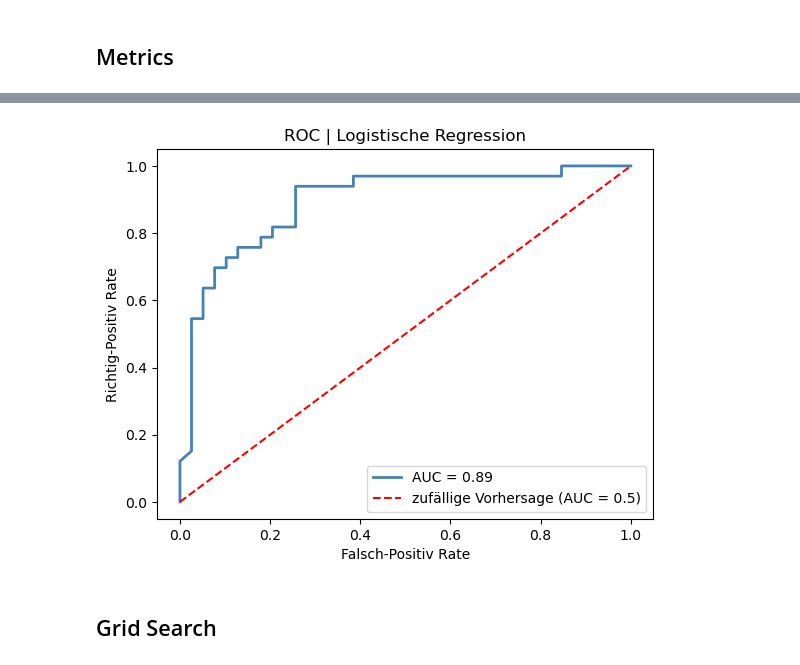
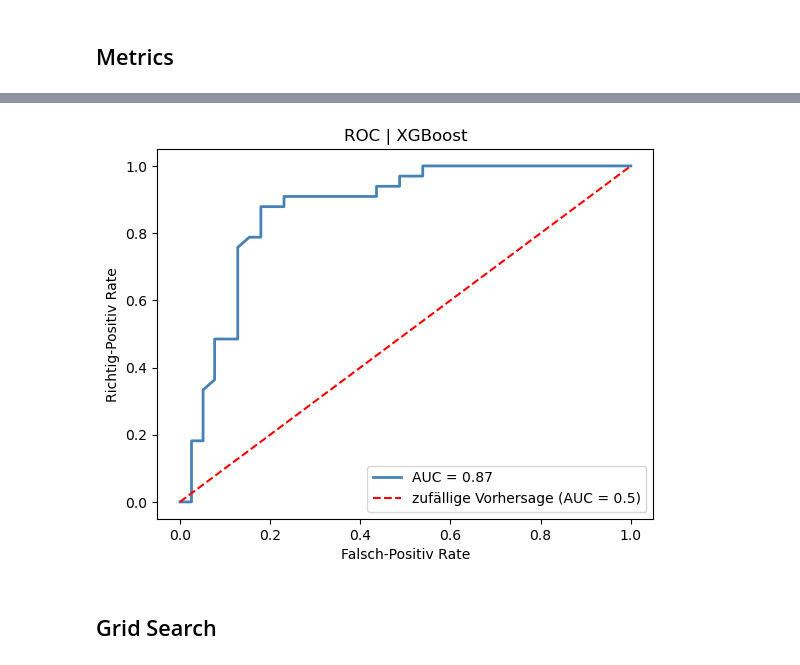
Before and after one commit to joergjan/bachelorarbeit, a Jupyter notebook: 06b_eval_xgboost.ipynb, the cells around one changed output, grey strips where cells are left out. Saved outputs shown, nothing was run; the diff lists cells and outputs as text; code cells hidden in the pictures.

```diff
--- a/06b_eval_xgboost.ipynb
+++ b/06b_eval_xgboost.ipynb
@@ -156,20 +155,20 @@ plt.show()
 # %%
 # plot ROC curve
 fpr, tpr, _ = roc_curve(y_test, y_proba[:, 1])
 roc_auc = auc(fpr, tpr)
 
 plt.figure()
 lw = 2
 plt.plot(fpr, tpr, color='#4682B4', lw=lw, label='AUC = %0.2f' % roc_auc)
 plt.ylabel('Richtig-Positiv Rate')
 plt.plot([0 ,1] ,[0 ,1], 'r', label='zufällige Vorhersage (AUC = 0.5)', linestyle='--')
 plt.xlabel('Falsch-Positiv Rate')
-plt.title('ROC | Logistische Regression')
+plt.title('ROC | XGBoost')
 plt.legend(loc="lower right")
 
 plt.show()
 # %% [output]
-[figure, old version]
+[figure, new version]
 # %% [markdown]
 <a id="grid"></a>
 ## Grid Search
```
Also changed, not shown: parts of 5 cells of this notebook, 10 other files.
